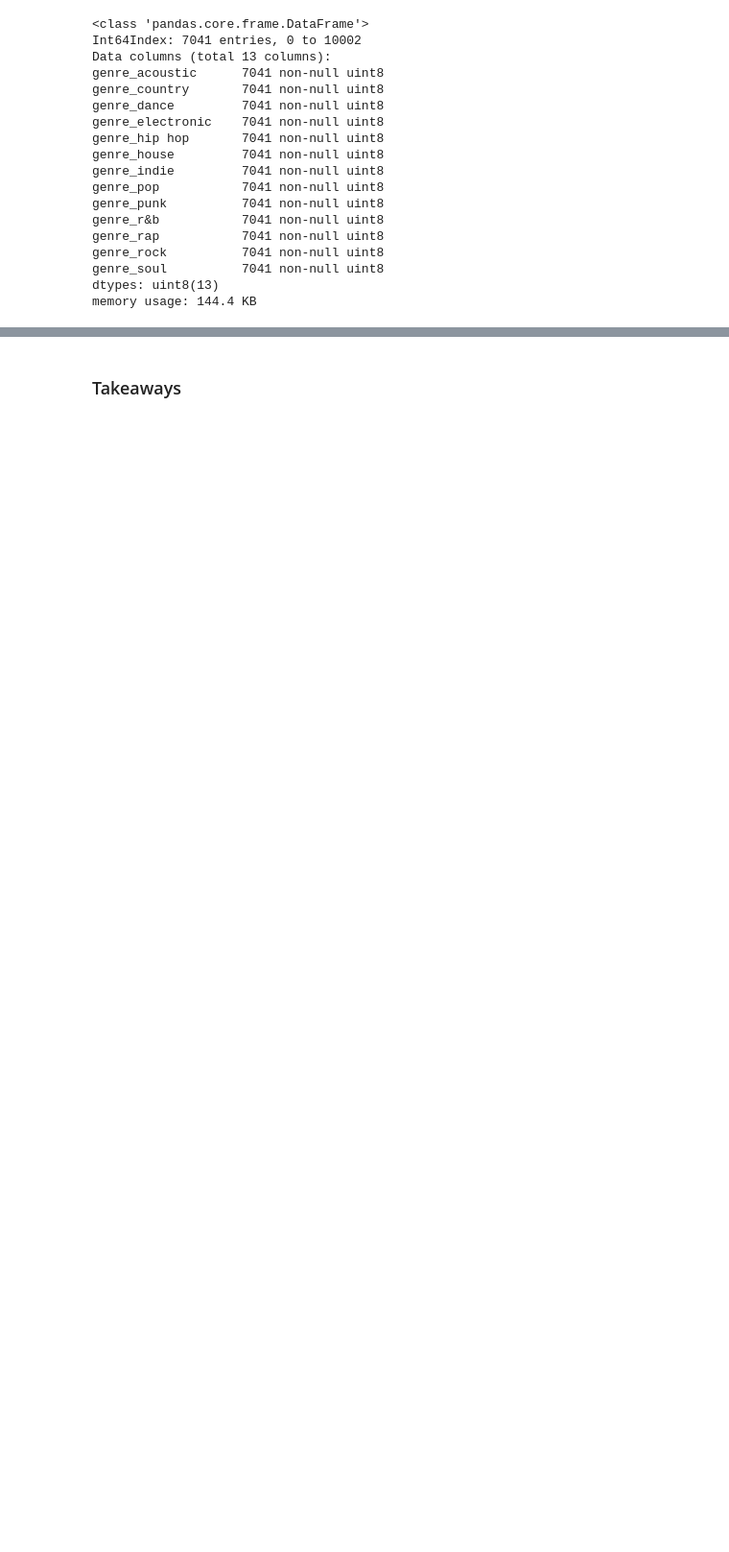
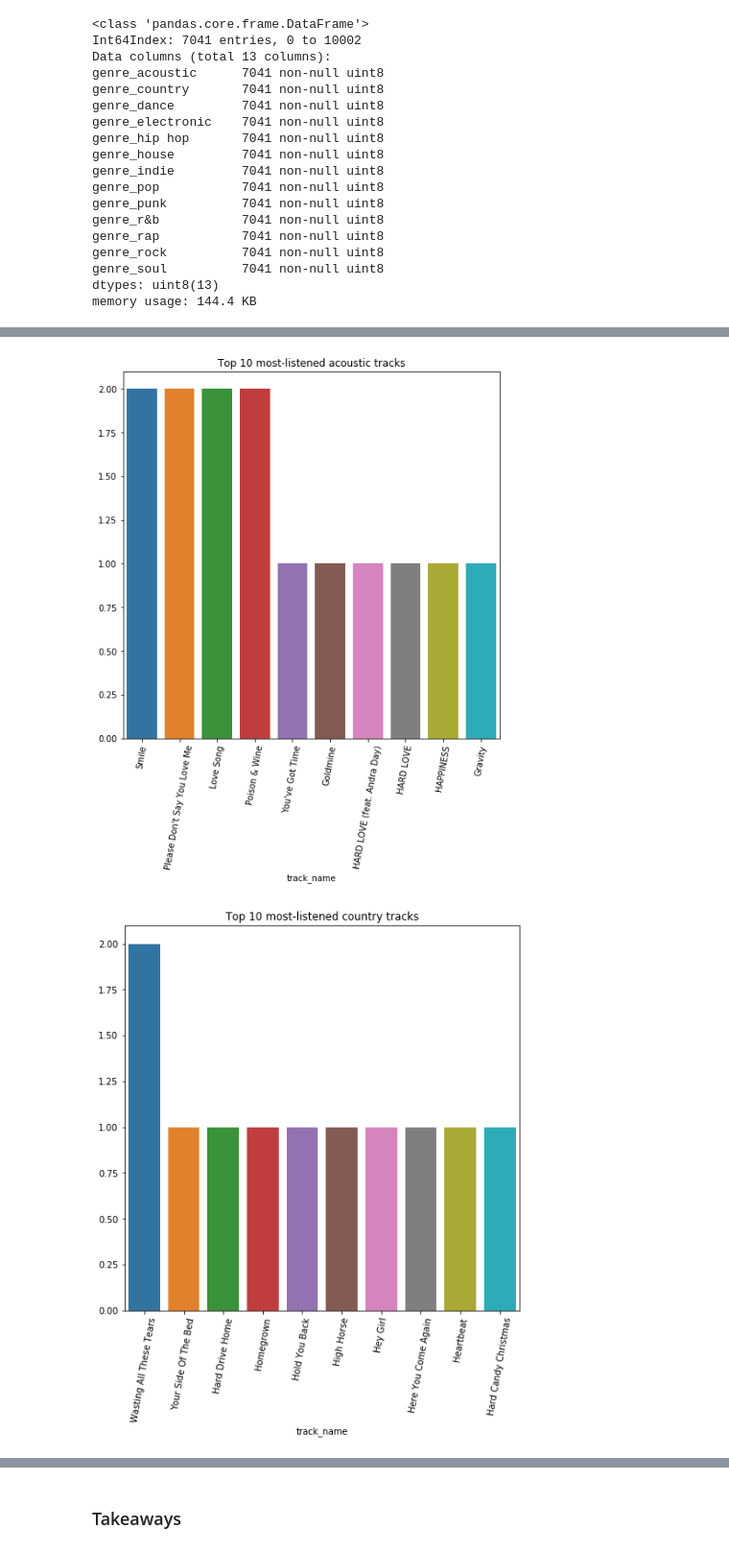
Before and after one commit to adinas94/Spotify_Recommendation_System, a Jupyter notebook: EDA.ipynb, the cells around one changed output, grey strips where cells are left out. Shown at 96% size. Drawn from its saved outputs; the diff is of its cells as text; code cells hidden in the pictures; blank space fills up the shorter version.

```diff
--- a/EDA.ipynb
+++ b/EDA.ipynb
@@ -958,0 +996,6 @@ memory usage: 1.1+ MB
+# %%
+matrix = df.drop(['genrecategory', 'is_explicit', 'track_id', 'danceability',
+                  'energy', 'key', 'loudness', 'mode', 'speechiness', 'acousticness',
+                  'instrumentalness', 'liveness', 'valence', 'tempo',
+                  'duration_ms', 'ratings', 'decade_1960', 'decade_1970',
+                  'decade_1980', 'decade_1990', 'decade_2000', 'decade_2010', 'artist_id'], axis=1)
@@ -958,0 +1024,12 @@ memory usage: 1.1+ MB
+# %%
+#Create a loop that will plot the top 10 most watched movies.
+for gen in matrix.columns[1:]:
+    x = matrix[(matrix[gen]==True)]
+    plt.figure(figsize=(8,8))
+    topsongs = x.groupby('track_name').size().sort_values(ascending=False).head(10)
+    sns.barplot(topsongs.index, topsongs.values)
+    plt.title('Top 10 most-listened '+gen[6:]+' tracks')
+    plt.xticks(rotation=80);
+# %% [output]
+[figure, added]
+[figure, added]
```
Also changed, not shown: parts of 16 cells of this notebook, 4 other files.
